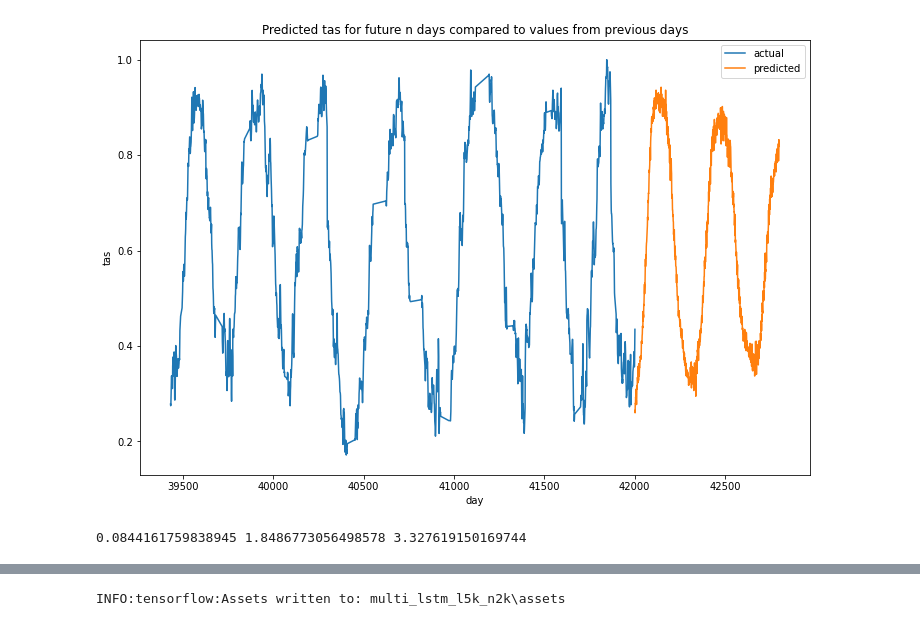
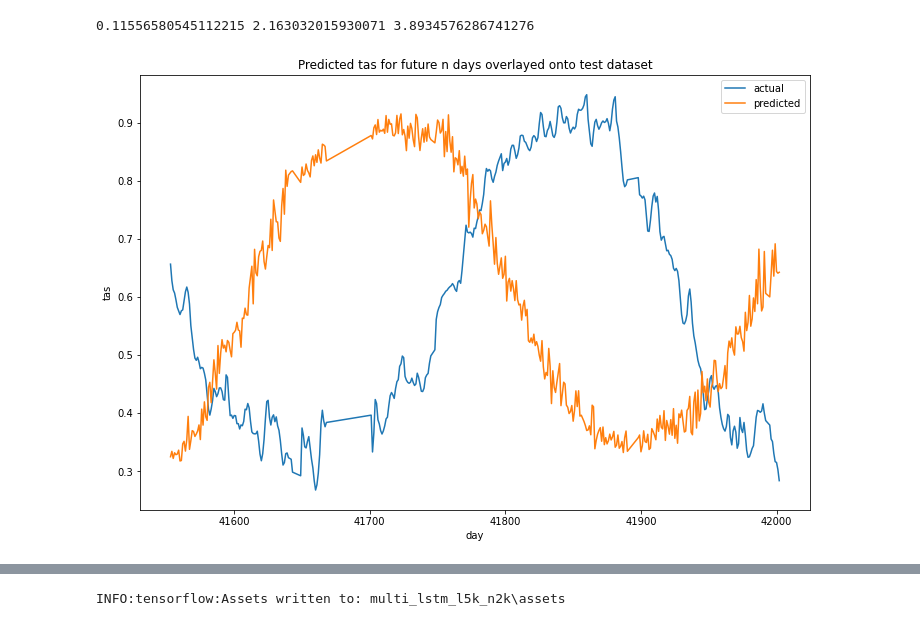
Before and after one commit to singofwalls/EECS_738_Project, a Jupyter notebook: lstm_model_multiple_input_features.ipynb, the cells around one changed output, grey strips where cells are left out. Cells and saved outputs as stored; diff of their text form; code cells hidden in the pictures.

```diff
--- a/lstm_model_multiple_input_features.ipynb
+++ b/lstm_model_multiple_input_features.ipynb
@@ -142,9 +142,9 @@ ts = df[[
 'tas'
 ]].values
 # Number of lags (hours back) to use for models
-lag = 24
+lag = 20
 # Steps ahead to forecast
-n_ahead = 800
+n_ahead = 400
 X, Y = create_X_Y(ts, lag=lag, n_ahead=n_ahead, target_index=4)
 n_ft = X.shape[2]
 # %%
@@ -158,7 +158,7 @@ batch_size = 256
 # Learning rate
 lr = 0.001
 # Number of neurons in LSTM layer
-n_layer = 10
+n_layer = 300
 # %%
 # Spliting into train and test sets
 Xtrain, Ytrain = X[0:int(X.shape[0] * (1 - test_share))], Y[0:int(X.shape[0] * (1 - test_share))]
@@ -228,30 +253,26 @@ plt.show()
 # %%
 # Predict future
-yhat = model.predict(Xval)[-1]
+yhat = model.predict(Xval[:-n_ahead])[-1]
 y = np.array([y[0] for y in Yval])
+
+MSE = sum((yhat - Yval[-1])**2)/len(yhat)
+from utilities import unnormalize
+n = unnormalize(MSE**.5)-unnormalize.min_temp
+print(MSE, n, n * 9/5)
+# %% [output]
+0.11556580545112215 2.163032015930071 3.8934576286741276
 # %%
 BACK_EXTEND = 2000
 fc = df.copy()
 # fc["tas"] = ts[-n_ahead:, -1]  # for if ts was replaced for testing
 fc.reset_index(inplace=True)
 plt.figure(figsize=(12, 8))
-plt.plot(fc['day'][-BACK_EXTEND:], y[-BACK_EXTEND:], label='actual')
-plt.plot(np.array(range(len(yhat)))+list(fc['day'])[-1], yhat, label='predicted')
+plt.plot(fc['day'][-len(Yval[-1]):], Yval[-1], label='actual')
+plt.plot(fc['day'][-n_ahead:], yhat, label='predicted')
 plt.xlabel("day")
 plt.ylabel("tas")
-plt.title("Predicted tas for future n days compared to values from previous days")
+plt.title("Predicted tas for future n days overlayed onto test dataset")
 plt.legend()
 plt.show()
 # %% [output]
-[figure, old version]
+[figure, new version]
-# %%
-# Predict overlap
-yhat = model.predict(Xval[:-n_ahead])[-1]
-y = np.array([y[0] for y in Yval])
-
-MSE = sum((yhat - y[-n_ahead:])**2)/len(yhat)
-from utilities import unnormalize
-n = unnormalize(MSE**.5)-unnormalize.min_temp
-print(MSE, n, n * 9/5)
-# %% [output]
-0.0844161759838945 1.8486773056498578 3.327619150169744
```
Also changed, not shown: parts of 6 cells of this notebook, 1 other file.
